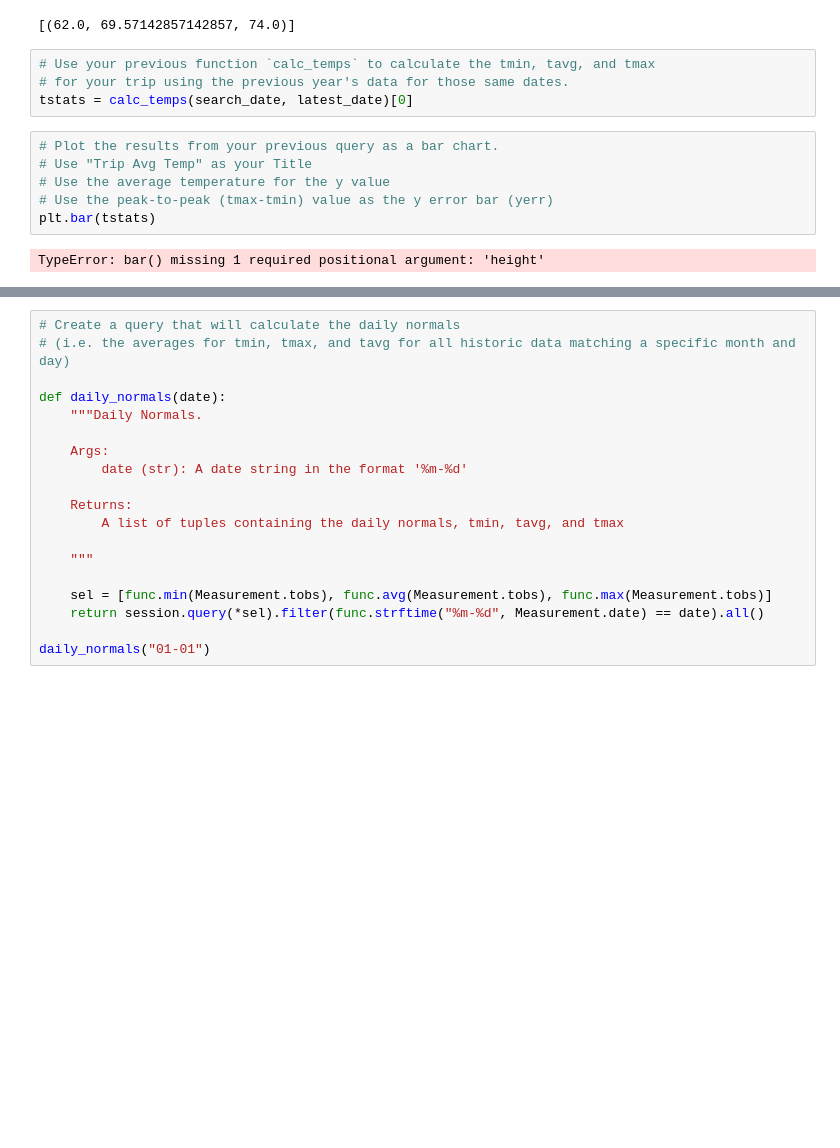
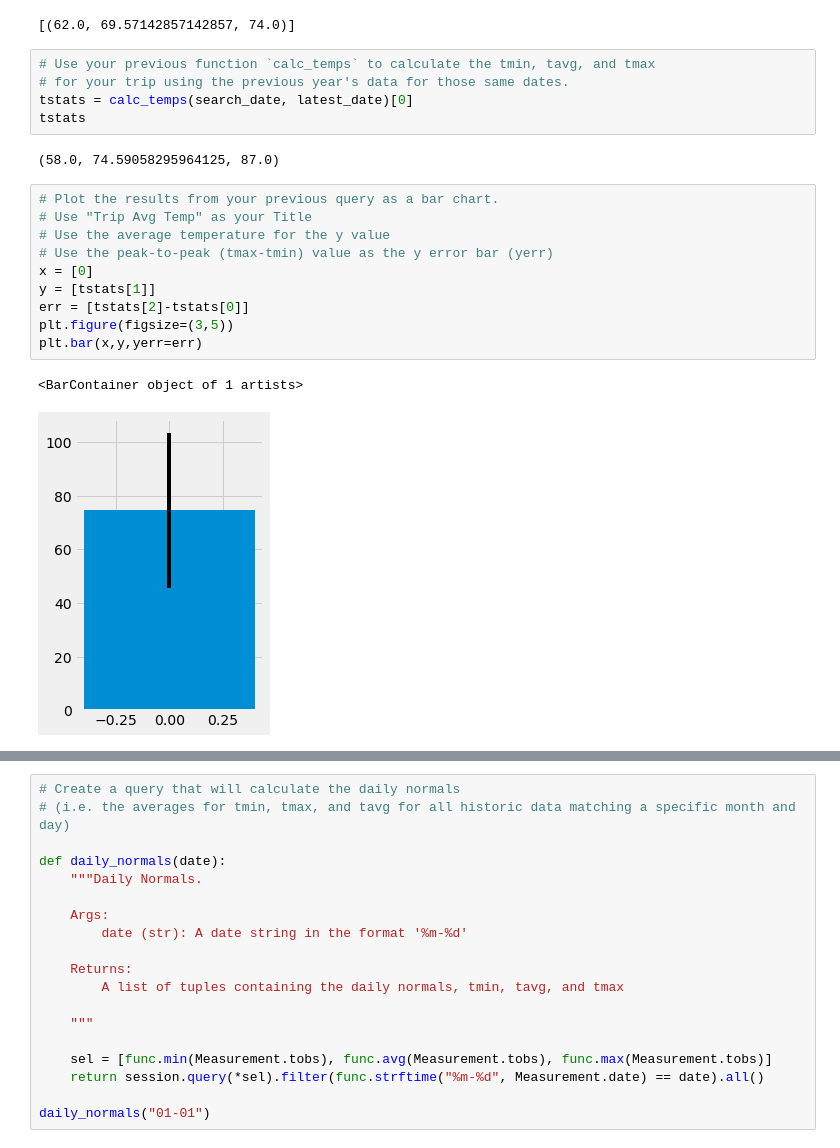
Before and after one commit to alejandrowaring/sqlalchemy-challenge, a Jupyter notebook: climate_analysis.ipynb, the cells around one changed output, grey strips where cells are left out. Cells and saved outputs as stored; diff of their text form; blank space fills up the shorter version.

```diff
--- a/climate_analysis.ipynb
+++ b/climate_analysis.ipynb
@@ -163,14 +181,22 @@ print(calc_temps('2012-02-28', '2012-03-05'))
 # Use your previous function `calc_temps` to calculate the tmin, tavg, and tmax
 # for your trip using the previous year's data for those same dates.
 tstats = calc_temps(search_date, latest_date)[0]
+tstats
+# %% [output]
+(58.0, 74.59058295964125, 87.0)
 # %%
 # Plot the results from your previous query as a bar chart.
 # Use "Trip Avg Temp" as your Title
 # Use the average temperature for the y value
 # Use the peak-to-peak (tmax-tmin) value as the y error bar (yerr)
-plt.bar(tstats)
+x = [0]
+y = [tstats[1]]
+err = [tstats[2]-tstats[0]]
+plt.figure(figsize=(3,5))
+plt.bar(x,y,yerr=err)
 # %% [output]
-TypeError: bar() missing 1 required positional argument: 'height'
+<BarContainer object of 1 artists>
+[figure, added]
 # %%
 # Calculate the total amount of rainfall per weather station for your trip dates using the previous year's matching dates.
 # Sort this in descending order by precipitation amount and list the station, name, latitude, longitude, and elevation
```
Also changed, not shown: parts of 10 cells of this notebook, 1 other file.
